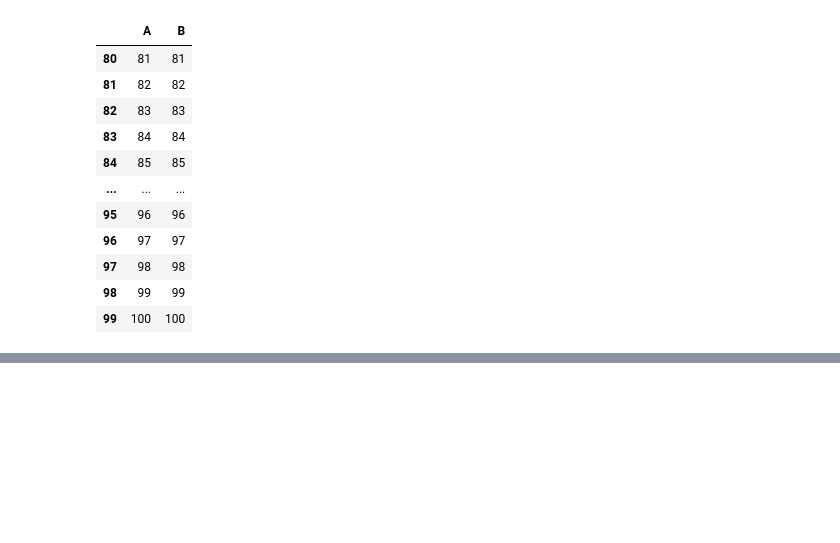
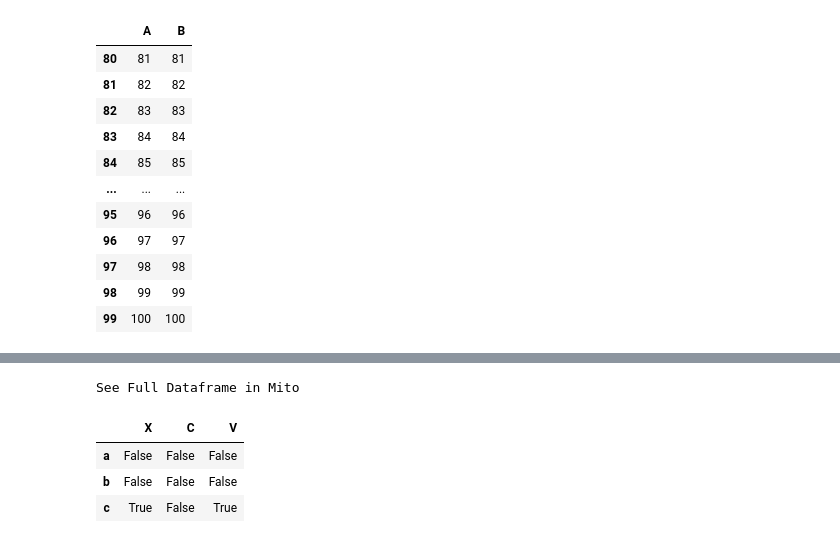
Before and after one commit to TherealVL/Ejercicios_Pandas, a Jupyter notebook: Ejercicios_Panda.ipynb, the cells around one changed output, grey strips where cells are left out. Saved outputs shown, nothing was run; the diff lists cells and outputs as text; code cells hidden in the pictures; blank space fills up the shorter version.

```diff
--- a/Ejercicios_Panda.ipynb
+++ b/Ejercicios_Panda.ipynb
@@ -1186,0 +1190,6 @@ See Full Dataframe in Mito
+# %%
+datos72 = {'X':[1,2,3],'C':[4,5,6],'V':[7,8,9]}
+indice72 = ['a','b','c']
+
+df84 = pd.DataFrame(data=datos72, index=indice72)
+df84
@@ -1186,0 +1202,8 @@ See Full Dataframe in Mito
+# %%
+df84.isin([3,9])
+# %% [output]
+See Full Dataframe in Mito
+|  | X | C | V |
+| a | False | False | False |
+| b | False | False | False |
+| c | True | False | True |
```
Also changed, not shown: parts of 2 cells of this notebook.
